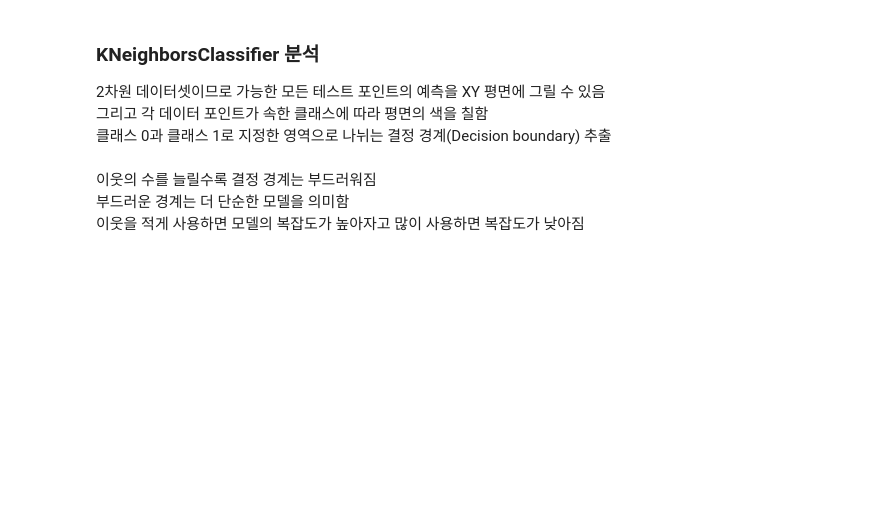
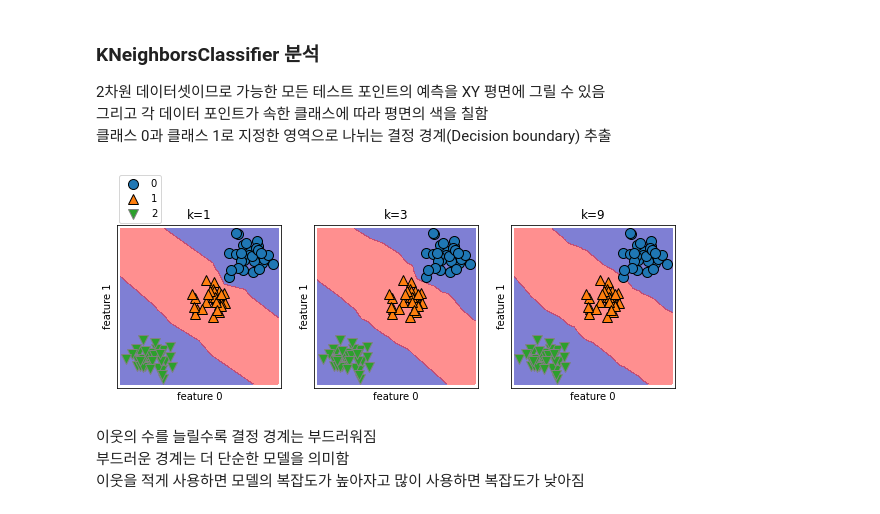
Before and after one commit to YuLim2/Deep-Learing-Machine-Learning, a Jupyter notebook: Study/Supervised-Learning_Algorithm.ipynb, the cells around one changed output. Saved outputs shown, nothing was run; the diff lists cells and outputs as text; code cells hidden in the pictures; blank space fills up the shorter version.

```diff
--- a/Study/Supervised-Learning_Algorithm.ipynb
+++ b/Study/Supervised-Learning_Algorithm.ipynb
@@ -75,19 +130,21 @@ print('테스트 세트 정확도: {:.2f}'.format(clf.score(X_test, y_test)))
 클래스 0과 클래스 1로 지정한 영역으로 나뉘는 결정 경계(Decision boundary) 추출<br>
 # %%
 from mglearn.datasets import make_forge
-x, y = make_forge()
+x, y =  make_blobs()
 _, axes = plt.subplots(1, 3, figsize=(10, 3))
 for i, ax in zip([1, 3, 9], axes.ravel()):
     knn = KNeighborsClassifier(i)
     knn.fit(x, y)
     mglearn.plots.plot_2d_separator(knn, x, fill=True, eps=0.5, alpha=0.5, ax=ax)
     mglearn.discrete_scatter(x[:, 0], x[:, 1], y=y, ax=ax)
     ax.set_title('k={}'.format(i))
     ax.set_xlabel('feature 0')
     ax.set_ylabel('feature 1')
 
 axes[0].legend(loc=(0.01, 1.01))
 plt.show()
+# %% [output]
+[figure, added]
 # %% [markdown]
 이웃의 수를 늘릴수록 결정 경계는 부드러워짐 <br>
 부드러운 경계는 더 단순한 모델을 의미함<br>
```
Also changed, not shown: parts of 24 cells of this notebook.
